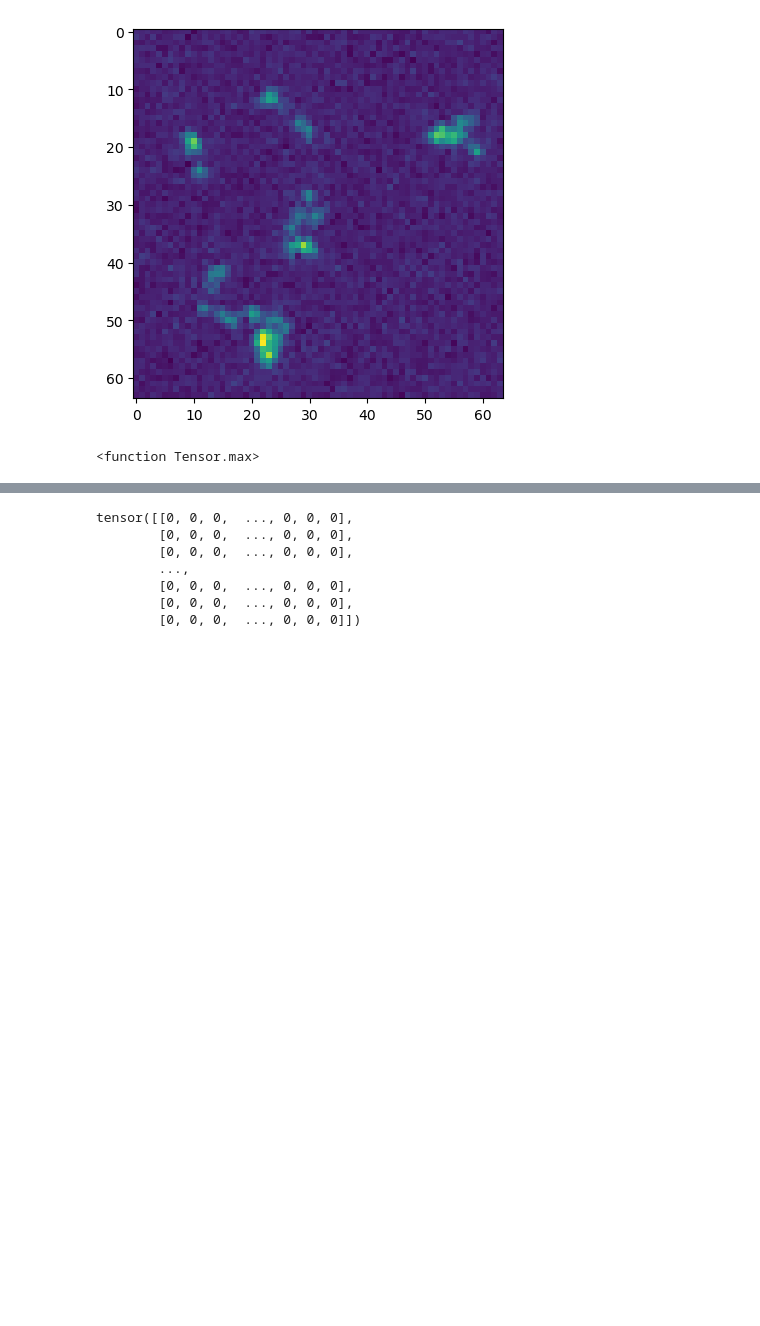
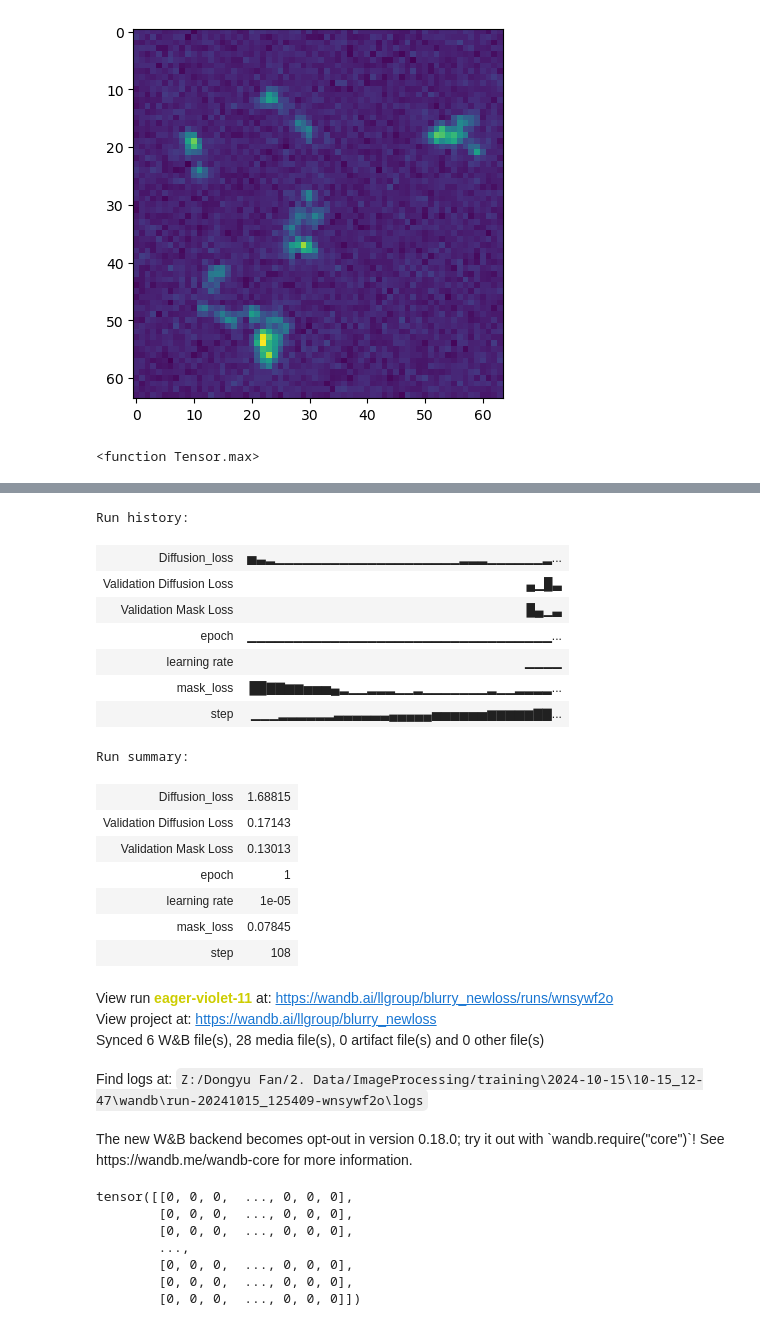
Before and after one commit to DyFan777/Pytorch-UNet, a Jupyter notebook: train_regression_mask.ipynb, the cells around one changed output, grey strips where cells are left out. Saved outputs shown, nothing was run; the diff lists cells and outputs as text; code cells hidden in the pictures; blank space fills up the shorter version.

```diff
--- a/train_regression_mask.ipynb
+++ b/train_regression_mask.ipynb
@@ -485,3 +482,27 @@ mask2.max
+# %%
+wandb.finish()
+# %% [output]
+Run history:
+| Diffusion_loss | ▅▃▂▁▁▁▁▁▁▁▁▁▁▁▁▁▁▁▁▁▁▁▁▂▂▂▁▁▁▁▁▁▂... |
+| Validation Diffusion Loss | ▄▁█▃ |
+| Validation Mask Loss | █▄▁▃ |
+| epoch | ▁▁▁▁▁▁▁▁▁▁▁▁▁▁▁▁▁▁▁▁▁▁▁▁▁▁▁▁▁▁▁▁▁... |
+| learning rate | ▁▁▁▁ |
+| mask_loss | ██▇▇▆▆▅▅▅▄▂▁▁▂▂▂▁▁▂▁▁▁▁▁▁▁▂▁▁▂▂▂▂... |
+| step | ▁▁▁▂▂▂▂▂▂▃▃▃▃▃▃▄▄▄▄▄▅▅▅▅▅▅▆▆▆▆▆▇▇... |
+Run summary:
+| Diffusion_loss | 1.68815 |
+| Validation Diffusion Loss | 0.17143 |
+| Validation Mask Loss | 0.13013 |
+| epoch | 1 |
+| learning rate | 1e-05 |
+| mask_loss | 0.07845 |
+| step | 108 |
+View run eager-violet-11 at: https://wandb.ai/llgroup/blurry_newloss/runs/wnsywf2o
+View project at: https://wandb.ai/llgroup/blurry_newloss
+Synced 6 W&B file(s), 28 media file(s), 0 artifact file(s) and 0 other file(s)
+Find logs at: Z:/Dongyu Fan/2. Data/ImageProcessing/training\2024-10-15\10-15_12-47\wandb\run-20241015_125409-wnsywf2o\logs
+The new W&B backend becomes opt-out in version 0.18.0; try it out with `wandb.require("core")`! See https://wandb.me/wandb-core for more information.
 # %%
 from PIL import Image
 filename = './data/imgs/0cdf5b5d0ce1_01.jpg'
```
Also changed, not shown: parts of 1 cell of this notebook, 1 other file.
